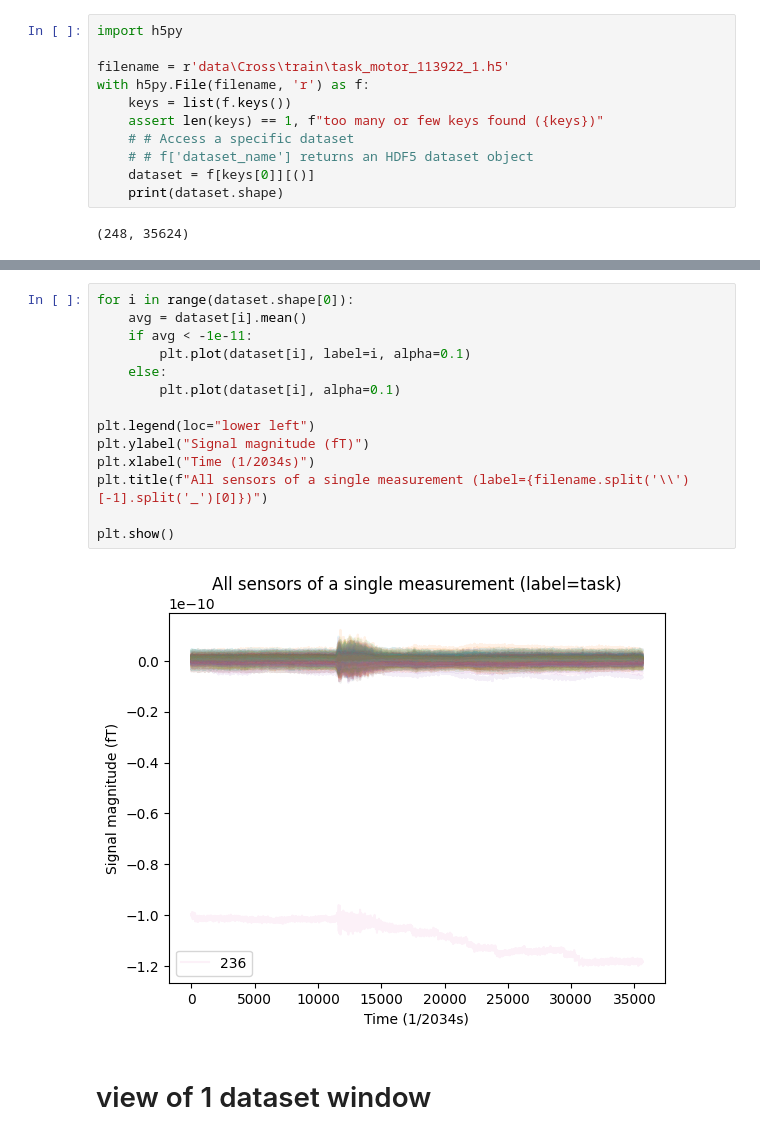
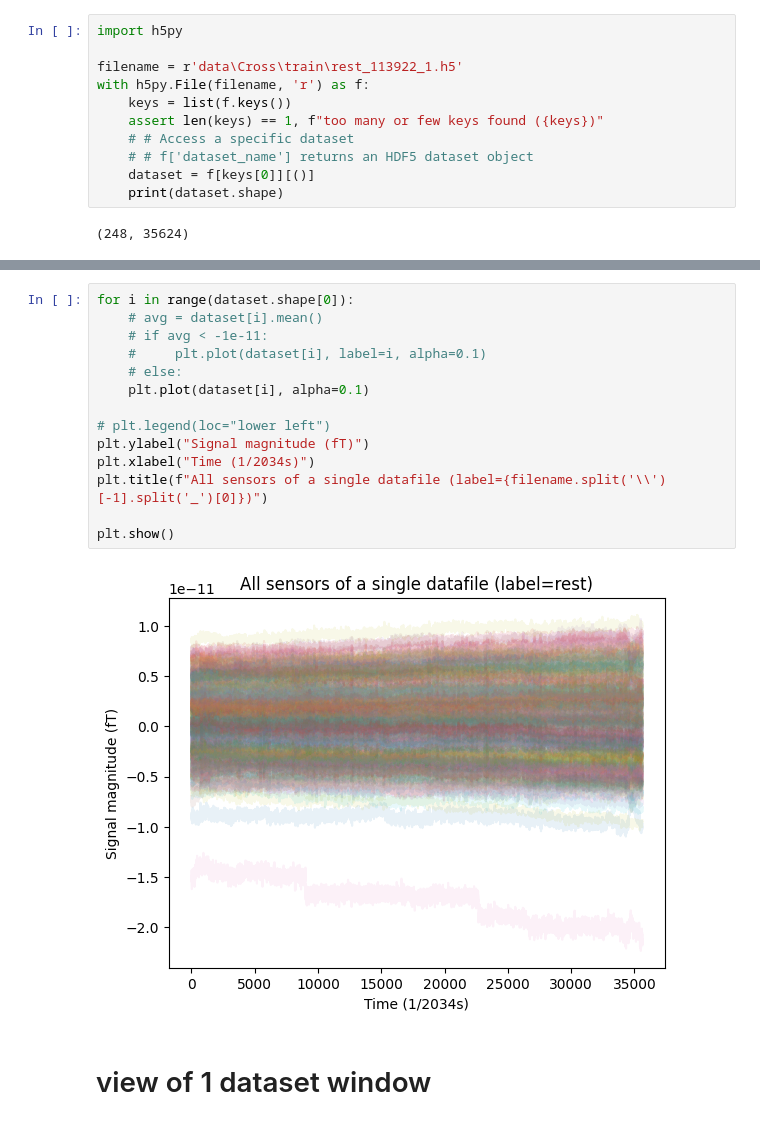
Before and after one commit to JorisHeemskerk/INFOMDLR, a Jupyter notebook: assignment_2/data_exploration.ipynb, the cells around one changed output, grey strips where cells are left out. Saved outputs shown, nothing was run; the diff lists cells and outputs as text.

Commit message:
ran different file for data epxloration

```diff
--- a/assignment_2/data_exploration.ipynb
+++ b/assignment_2/data_exploration.ipynb
@@ -1,7 +1,7 @@
 # %%
 import h5py
 
-filename = r'data\Cross\train\task_motor_113922_1.h5'
+filename = r'data\Cross\train\rest_113922_1.h5'
 with h5py.File(filename, 'r') as f:
     keys = list(f.keys())
     assert len(keys) == 1, f"too many or few keys found ({keys})"
@@ -23,19 +23,19 @@ plt.show()
 # %%
 for i in range(dataset.shape[0]):
-    avg = dataset[i].mean()
-    if avg < -1e-11:
-        plt.plot(dataset[i], label=i, alpha=0.1)
-    else:
-        plt.plot(dataset[i], alpha=0.1)
+    # avg = dataset[i].mean()
+    # if avg < -1e-11:
+    #     plt.plot(dataset[i], label=i, alpha=0.1)
+    # else:
+    plt.plot(dataset[i], alpha=0.1)
 
-plt.legend(loc="lower left")
+# plt.legend(loc="lower left")
 plt.ylabel("Signal magnitude (fT)")
 plt.xlabel("Time (1/2034s)")
-plt.title(f"All sensors of a single measurement (label={filename.split('\\')[-1].split('_')[0]})")
+plt.title(f"All sensors of a single datafile (label={filename.split('\\')[-1].split('_')[0]})")
 
 plt.show()
 # %% [output]
-[figure, old version]
+[figure, new version]
 # %% [markdown]
 # view of 1 dataset window
 # %%
```
Also changed, not shown: parts of 1 cell of this notebook.
